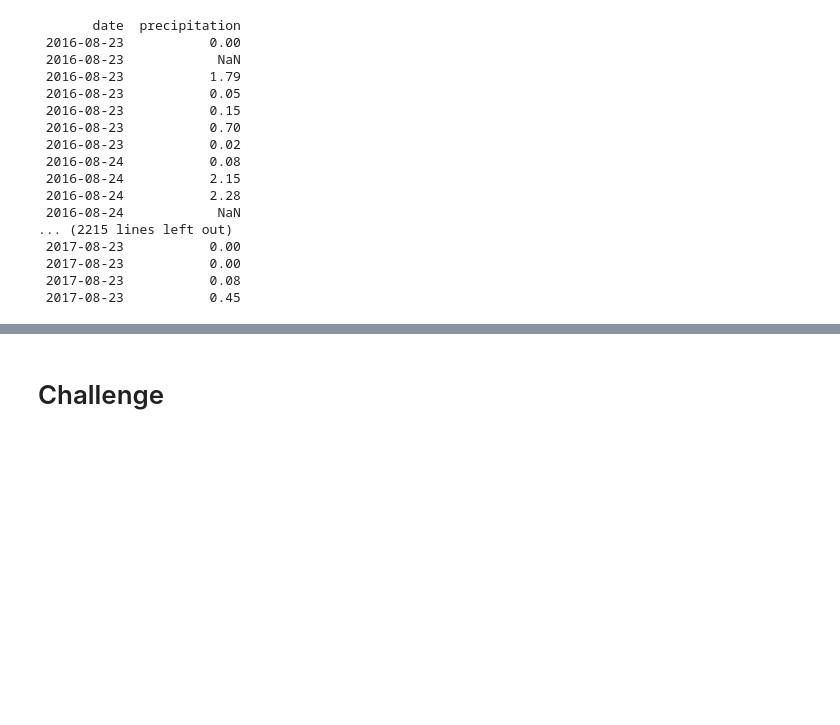
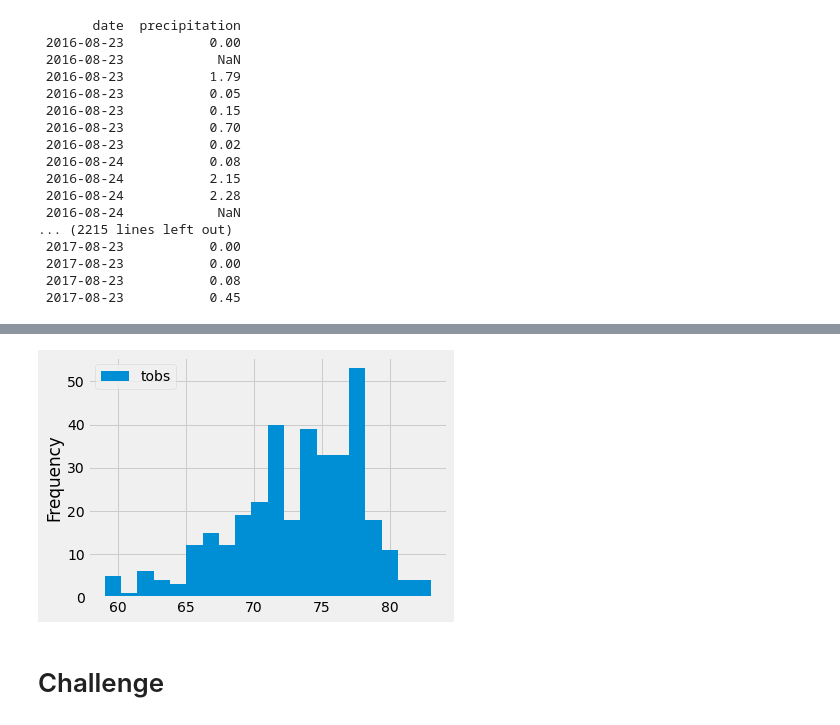
Before and after one commit to chloe-mor/surfs_up, a Jupyter notebook: climate_analysis.ipynb, the cells around one changed output, grey strips where cells are left out. Saved outputs shown, nothing was run; the diff lists cells and outputs as text; code cells hidden in the pictures; blank space fills up the shorter version.

```diff
--- a/climate_analysis.ipynb
+++ b/climate_analysis.ipynb
@@ -125,3 +223,8 @@ print(df.to_string(index=False))
+# %%
+df.plot.hist(bins=20)
+plt.tight_layout()
+# %% [output]
+[figure, added]
 # %%
 # Use Pandas to calcualte the summary statistics for the precipitation data
 # %%
```
Also changed, not shown: parts of 12 cells of this notebook.
